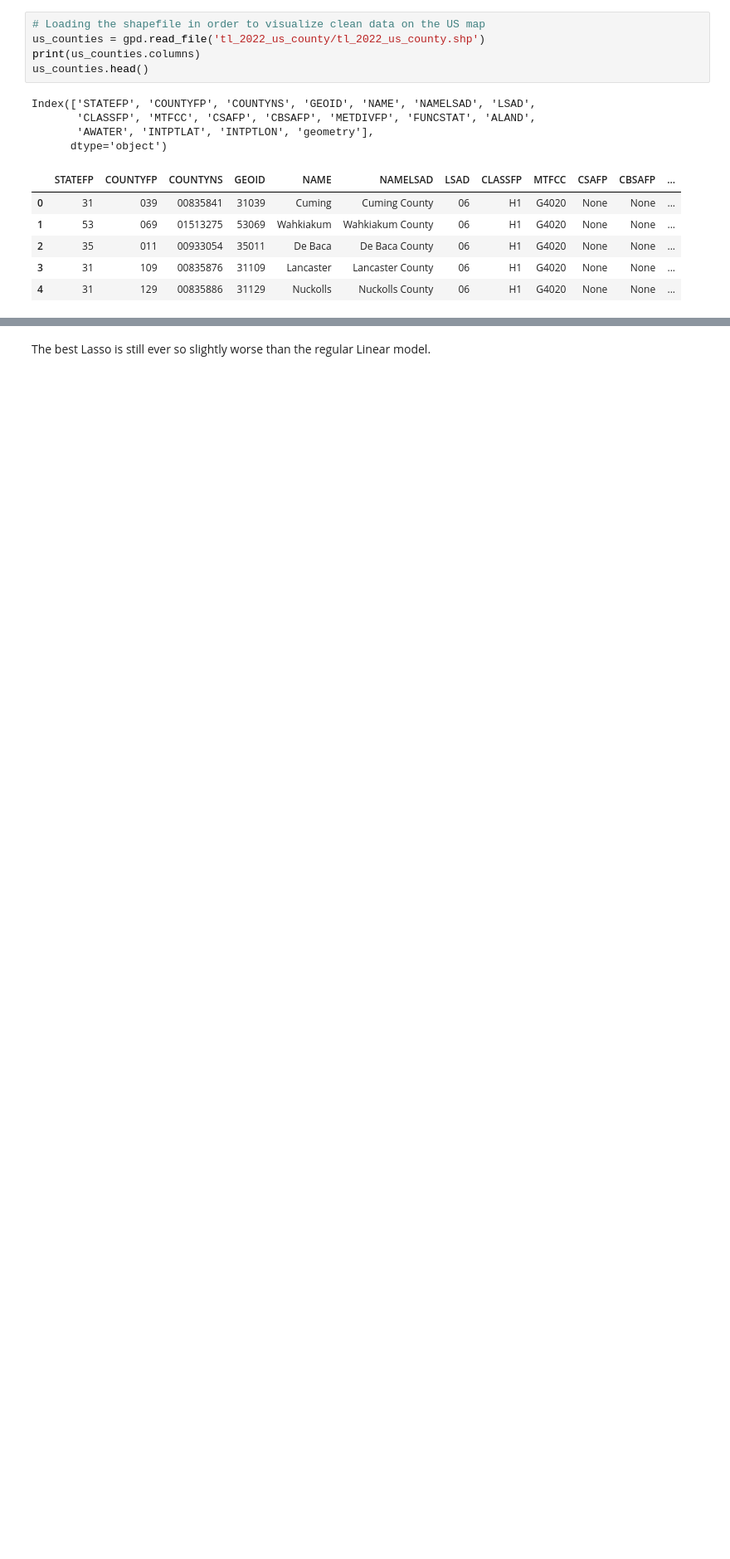
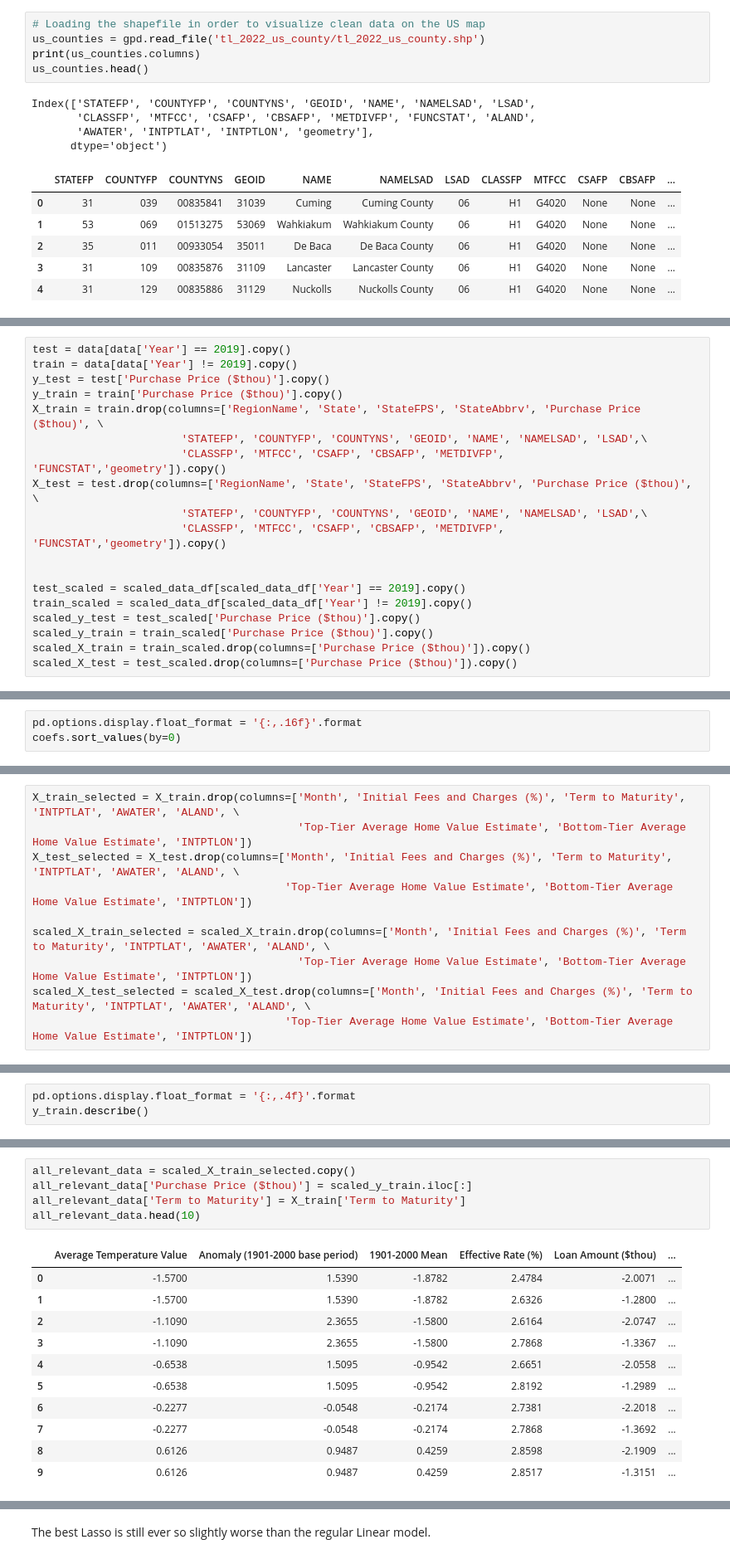
Before and after one commit to MLFP-90803-SP24-FinalProjects/Team17-FinalProject, a Jupyter notebook: Q1_Regression_Analysis.ipynb, the cells around one changed output, grey strips where cells are left out. Shown at 83% size. Saved outputs shown, nothing was run; the diff lists cells and outputs as text; blank space fills up the shorter version.

```diff
--- a/Q1_Regression_Analysis.ipynb
+++ b/Q1_Regression_Analysis.ipynb
@@ -744,0 +187,19 @@ For the selected features from the linear regression, the best R2 value we see i
+# %%
+test = data[data['Year'] == 2019].copy()
+train = data[data['Year'] != 2019].copy()
+y_test = test['Purchase Price ($thou)'].copy()
+y_train = train['Purchase Price ($thou)'].copy()
+X_train = train.drop(columns=['RegionName', 'State', 'StateFPS', 'StateAbbrv', 'Purchase Price ($thou)', \
+                       'STATEFP', 'COUNTYFP', 'COUNTYNS', 'GEOID', 'NAME', 'NAMELSAD', 'LSAD',\
+                       'CLASSFP', 'MTFCC', 'CSAFP', 'CBSAFP', 'METDIVFP', 'FUNCSTAT','geometry']).copy()
+X_test = test.drop(columns=['RegionName', 'State', 'StateFPS', 'StateAbbrv', 'Purchase Price ($thou)', \
+                       'STATEFP', 'COUNTYFP', 'COUNTYNS', 'GEOID', 'NAME', 'NAMELSAD', 'LSAD',\
+                       'CLASSFP', 'MTFCC', 'CSAFP', 'CBSAFP', 'METDIVFP', 'FUNCSTAT','geometry']).copy()
+
+
+test_scaled = scaled_data_df[scaled_data_df['Year'] == 2019].copy()
+train_scaled = scaled_data_df[scaled_data_df['Year'] != 2019].copy()
+scaled_y_test = test_scaled['Purchase Price ($thou)'].copy()
+scaled_y_train = train_scaled['Purchase Price ($thou)'].copy()
+scaled_X_train = train_scaled.drop(columns=['Purchase Price ($thou)']).copy()
+scaled_X_test = test_scaled.drop(columns=['Purchase Price ($thou)']).copy()
@@ -744,0 +260,3 @@ For the selected features from the linear regression, the best R2 value we see i
+# %%
+pd.options.display.float_format = '{:,.16f}'.format
+coefs.sort_values(by=0)
@@ -744,0 +345,10 @@ For the selected features from the linear regression, the best R2 value we see i
+# %%
+X_train_selected = X_train.drop(columns=['Month', 'Initial Fees and Charges (%)', 'Term to Maturity', 'INTPTLAT', 'AWATER', 'ALAND', \
+                                         'Top-Tier Average Home Value Estimate', 'Bottom-Tier Average Home Value Estimate', 'INTPTLON'])
+X_test_selected = X_test.drop(columns=['Month', 'Initial Fees and Charges (%)', 'Term to Maturity', 'INTPTLAT', 'AWATER', 'ALAND', \
+                                       'Top-Tier Average Home Value Estimate', 'Bottom-Tier Average Home Value Estimate', 'INTPTLON'])
+
+scaled_X_train_selected = scaled_X_train.drop(columns=['Month', 'Initial Fees and Charges (%)', 'Term to Maturity', 'INTPTLAT', 'AWATER', 'ALAND', \
+                                         'Top-Tier Average Home Value Estimate', 'Bottom-Tier Average Home Value Estimate', 'INTPTLON'])
+scaled_X_test_selected = scaled_X_test.drop(columns=['Month', 'Initial Fees and Charges (%)', 'Term to Maturity', 'INTPTLAT', 'AWATER', 'ALAND', \
+                                       'Top-Tier Average Home Value Estimate', 'Bottom-Tier Average Home Value Estimate', 'INTPTLON'])
@@ -744,0 +362,3 @@ For the selected features from the linear regression, the best R2 value we see i
+# %%
+pd.options.display.float_format = '{:,.4f}'.format
+y_train.describe()
@@ -744,0 +375,17 @@ For the selected features from the linear regression, the best R2 value we see i
+# %%
+all_relevant_data = scaled_X_train_selected.copy()
+all_relevant_data['Purchase Price ($thou)'] = scaled_y_train.iloc[:]
+all_relevant_data['Term to Maturity'] = X_train['Term to Maturity']
+all_relevant_data.head(10)
+# %% [output]
+|  | Average Temperature Value | Anomaly (1901-2000 base period) | 1901-2000 Mean | Effective Rate (%) | Loan Amount ($thou) | ... |
+| 0 | -1.5700 | 1.5390 | -1.8782 | 2.4784 | -2.0071 | ... |
+| 1 | -1.5700 | 1.5390 | -1.8782 | 2.6326 | -1.2800 | ... |
+| 2 | -1.1090 | 2.3655 | -1.5800 | 2.6164 | -2.0747 | ... |
+| 3 | -1.1090 | 2.3655 | -1.5800 | 2.7868 | -1.3367 | ... |
+| 4 | -0.6538 | 1.5095 | -0.9542 | 2.6651 | -2.0558 | ... |
+| 5 | -0.6538 | 1.5095 | -0.9542 | 2.8192 | -1.2989 | ... |
+| 6 | -0.2277 | -0.0548 | -0.2174 | 2.7381 | -2.2018 | ... |
+| 7 | -0.2277 | -0.0548 | -0.2174 | 2.7868 | -1.3692 | ... |
+| 8 | 0.6126 | 0.9487 | 0.4259 | 2.8598 | -2.1909 | ... |
+| 9 | 0.6126 | 0.9487 | 0.4259 | 2.8517 | -1.3151 | ... |
```
Also changed, not shown: parts of 127 cells of this notebook.
